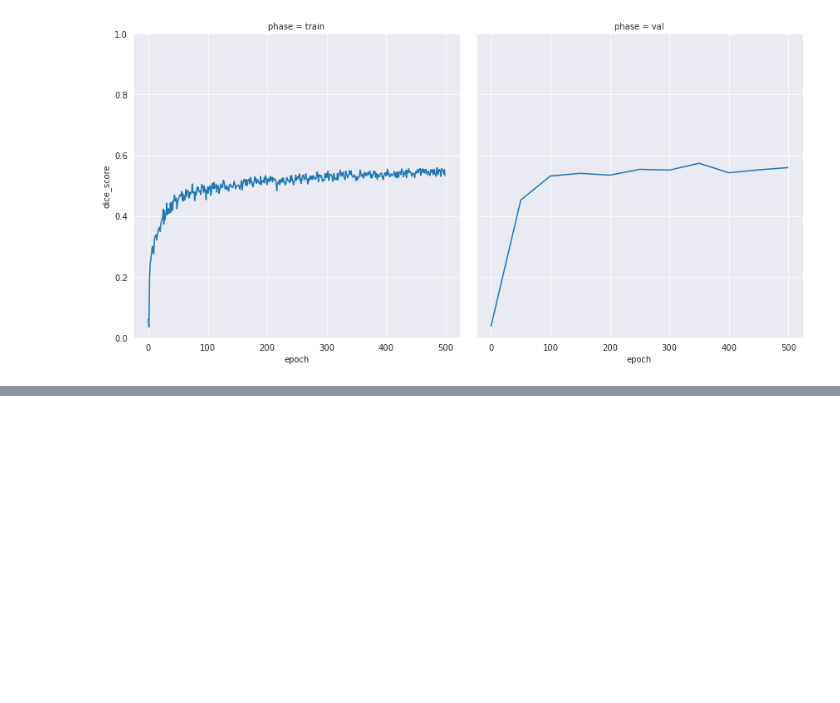
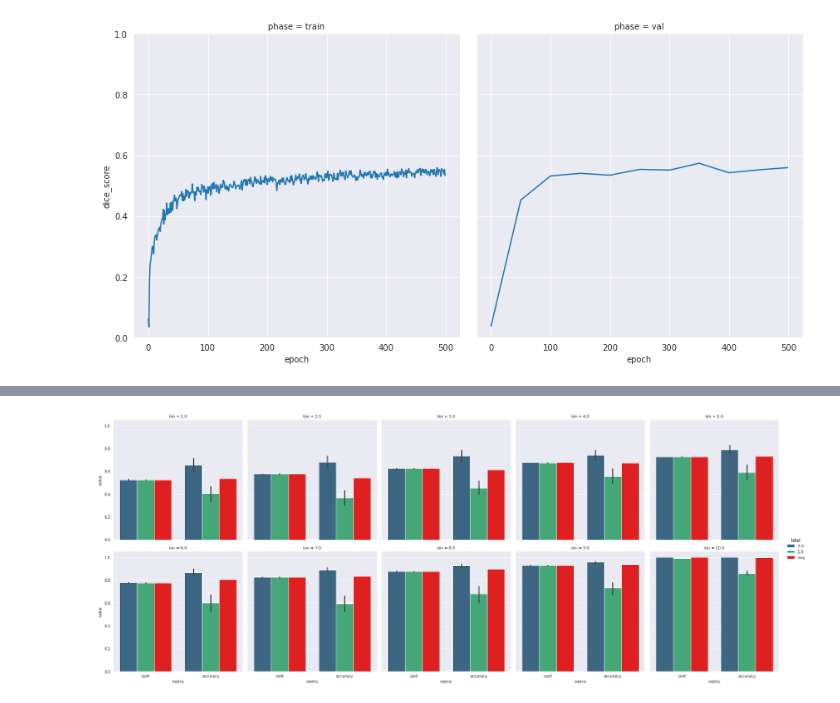
Before and after one commit to VictorButoi/ESE, a Jupyter notebook: notebooks/err_analysis/Viz_Err_WMH.ipynb, the cells around one changed output, grey strips where cells are left out. Saved outputs shown, nothing was run; the diff lists cells and outputs as text; code cells hidden in the pictures; blank space fills up the shorter version.

Commit message:
finally nailed the first plot

```diff
--- a/notebooks/err_analysis/Viz_Err_WMH.ipynb
+++ b/notebooks/err_analysis/Viz_Err_WMH.ipynb
@@ -107,0 +65,38 @@ plt.show()
+# %%
+import pandas as pd
+
+# Calculate average conf and accuracy for each bin
+avg_values = pixel_preds_df.groupby('bin').agg({'conf': 'mean', 'accuracy': 'mean'}).reset_index()
+
+# Prepare a list to store the new rows
+new_rows = []
+
+# Create new rows for the averages with a special label 'avg'
+for _, row in avg_values.iterrows():
+    new_rows.append({'bin': row['bin'], 'conf': row['conf'], 'accuracy': row['accuracy'], 'label': 'avg'})
+
+# Concatenate the original DataFrame with the new rows
+pixel_preds_df = pd.concat([pixel_preds_df, pd.DataFrame(new_rows)], ignore_index=True)
+
+# Melt the DataFrame
+pixel_preds_df_melted = pixel_preds_df.melt(id_vars=['bin', 'label'], value_vars=['conf', 'accuracy'], var_name='metric', value_name='value')
+# %%
+# Define a custom palette
+unique_labels = pixel_preds_df_melted['label'].unique()
+palette_colors = sns.color_palette('viridis', n_colors=len(unique_labels) - 1)  # -1 because we'll assign a distinct color to 'avg'
+palette_dict = {label: color for label, color in zip(unique_labels, palette_colors)}
+palette_dict['avg'] = 'red'  # Assigning red color for 'avg' label
+# %%
+# Using relplot to create a FacetGrid of scatter plots
+g = sns.catplot(data=pixel_preds_df_melted,
+                x='metric',
+                y='value',
+                hue='label',
+                col='bin',
+                col_wrap=5,
+                kind='bar',
+                height=5,
+                palette=palette_dict,
+                facet_kws={"sharex":False})
+# %% [output]
+[figure, added]
```
Also changed, not shown: parts of 1 cell of this notebook.
